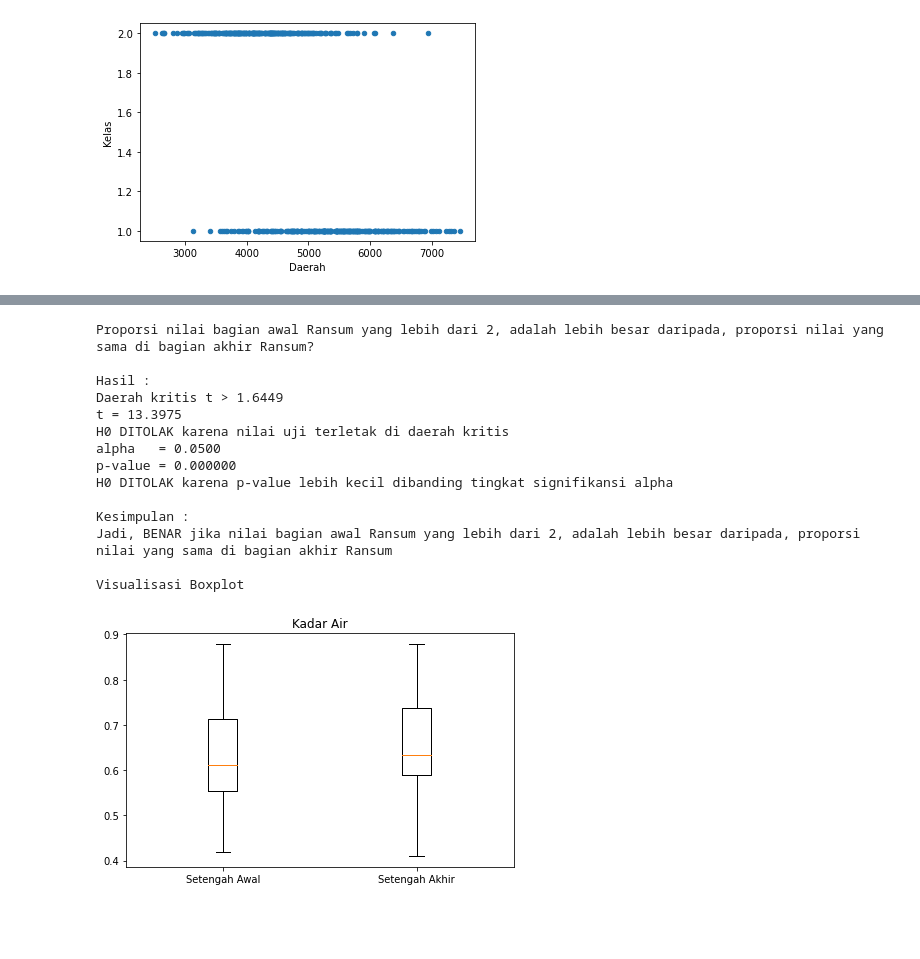
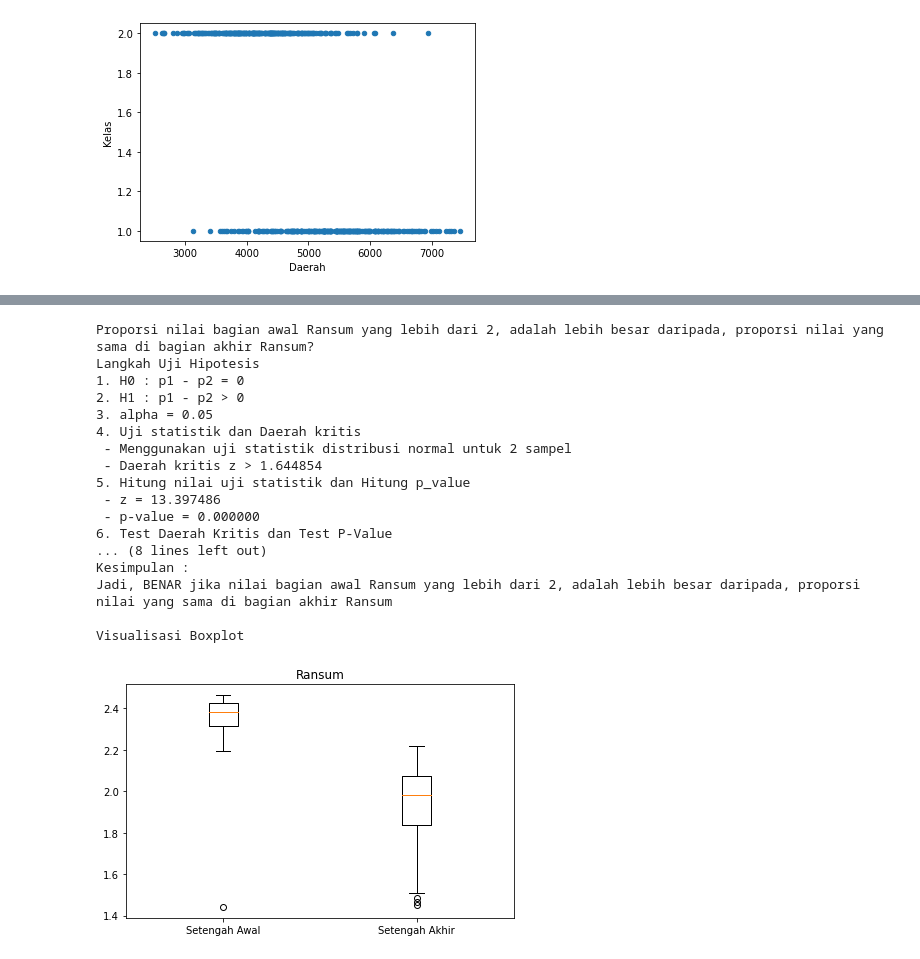
Before and after one commit to ronggurmahendra/TugasBesar_IF2220_Probstat, a Jupyter notebook: Tubes1.ipynb, the cells around one changed output, grey strips where cells are left out. Cells and saved outputs as stored; diff of their text form; code cells hidden in the pictures; blank space fills up the shorter version.

```diff
--- a/Tubes1.ipynb
+++ b/Tubes1.ipynb
@@ -621,71 +669,84 @@ p_hat = (x1+x2)/(n1+n2)
 q_hat = 1 - p_hat
 
 # Langkah Uji Hipotesis
+print("Langkah Uji Hipotesis")
 #1 H0 : p1 - p2 = 0
+print("1. H0 : p1 - p2 = 0")
 #2 H1 : p1 - p2 > 0
+print("2. H1 : p1 - p2 > 0")
 
 #3 Tingkat signifikan
+print("3. alpha = 0.05")
 alpha = 0.05
 
 #4 Uji Statistik dan Daerah Kritis
+print("4. Uji statistik dan Daerah kritis")
+print(" - Menggunakan uji statistik distribusi normal untuk 2 sampel")
 # Uji statistik menggunakan Distribusi Normal z
 # Daerah kritis, z > z_alpha
 z_alpha = stats.norm.ppf(1-alpha)
+print(" - Daerah kritis z > %f" %(z_alpha))
 
 #5 Hitung nilai uji statistik dan hitung p_value
+print("5. Hitung nilai uji statistik dan Hitung p_value")
 # Nilai uji statistik
 z = (p1_hat - p2_hat)/math.sqrt(p_hat*q_hat*(1/n1 + 1/n2))
 # p-value
 p_value = 1 - stats.norm.cdf(z)
+print(" - z = %f" %(z))
+print(" - p-value = %f" %(p_value))
 
 #6 Ambil keputusan
-print("\nHasil : ")
+print("6. Test Daerah Kritis dan Test P-Value\n")
 tolak = False
 # TOLAK H0 jika nilai uji terletak di daerah kritis
-print("Daerah kritis t > %.4f" %(z_alpha))
-print("t = %.4f" %(z))
+print("Daerah kritis z > %.4f" %(z_alpha))
+print("z = %.4f" %(z))
 if (z > z_alpha):
     tolak = True
     print("H0 DITOLAK karena nilai uji terletak di daerah kritis")
 else:
     print("H0 TIDAK DITOLAK karena nilai uji terletak di luar daerah kritis")
 
 # TOLAK H0 jika p-value lebih kecil dibanding tingkat signifikansi alpha
 print("alpha   = %.4f" %(alpha))
 print("p-value = %f" %(p_value))
 if (p_value < alpha):
     tolak = True
     print("H0 DITOLAK karena p-value lebih kecil dibanding tingkat signifikansi alpha")
 else:
     print("H0 TIDAK DITOLAK karena p-value lebih besar dibanding tingkat signifikansi alpha")
 
 # Kesimpulan
 print("\nKesimpulan :")
 if (tolak):
     print("Jadi, BENAR jika nilai bagian awal Ransum yang lebih dari 2, adalah lebih besar daripada, proporsi nilai yang sama di bagian akhir Ransum")
 else:
     print("Jadi, TIDAK BENAR jika nilai bagian awal Ransum yang lebih dari 2, adalah lebih besar daripada, proporsi nilai yang sama di bagian akhir Ransum")
 
 # Tampilkan Boxplot
 print("\nVisualisasi Boxplot")
-plt.boxplot([first_half["KadarAir"], second_half["KadarAir"]])
+plt.boxplot([first_half["Ransum"], second_half["Ransum"]])
 plt.xticks(ticks=[1,2],labels=["Setengah Awal","Setengah Akhir"])
-plt.title("Kadar Air")
+plt.title("Ransum")
 plt.tight_layout()
 plt.show()
 # %% [output]
 Proporsi nilai bagian awal Ransum yang lebih dari 2, adalah lebih besar daripada, proporsi nilai yang sama di bagian akhir Ransum?
-
-Hasil :
-Daerah kritis t > 1.6449
-t = 13.3975
-H0 DITOLAK karena nilai uji terletak di daerah kritis
-alpha   = 0.0500
-p-value = 0.000000
-H0 DITOLAK karena p-value lebih kecil dibanding tingkat signifikansi alpha
-
+Langkah Uji Hipotesis
+1. H0 : p1 - p2 = 0
+2. H1 : p1 - p2 > 0
+3. alpha = 0.05
+4. Uji statistik dan Daerah kritis
+ - Menggunakan uji statistik distribusi normal untuk 2 sampel
+ - Daerah kritis z > 1.644854
+5. Hitung nilai uji statistik dan Hitung p_value
+ - z = 13.397486
+ - p-value = 0.000000
+6. Test Daerah Kritis dan Test P-Value
+... (8 lines left out)
 Kesimpulan :
 Jadi, BENAR jika nilai bagian awal Ransum yang lebih dari 2, adalah lebih besar daripada, proporsi nilai yang sama di bagian akhir Ransum
 
 Visualisasi Boxplot
-[figure, old version]
+[figure, new version]
```
Also changed, not shown: parts of 4 cells of this notebook.
